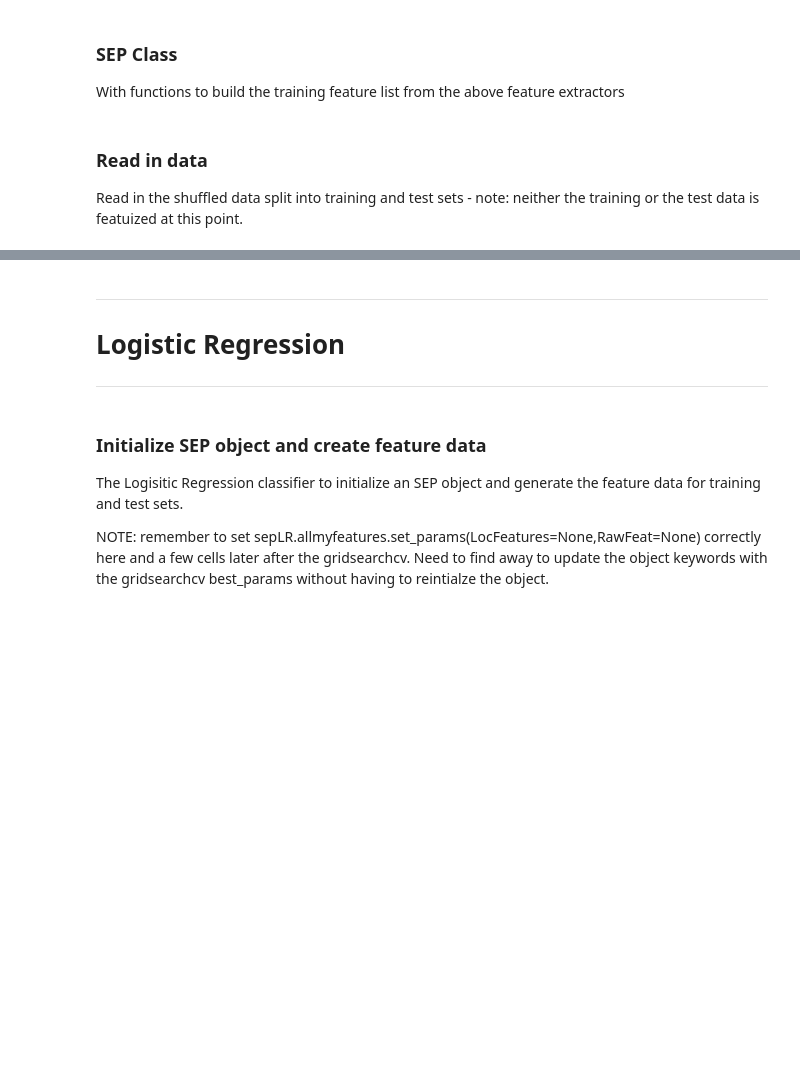
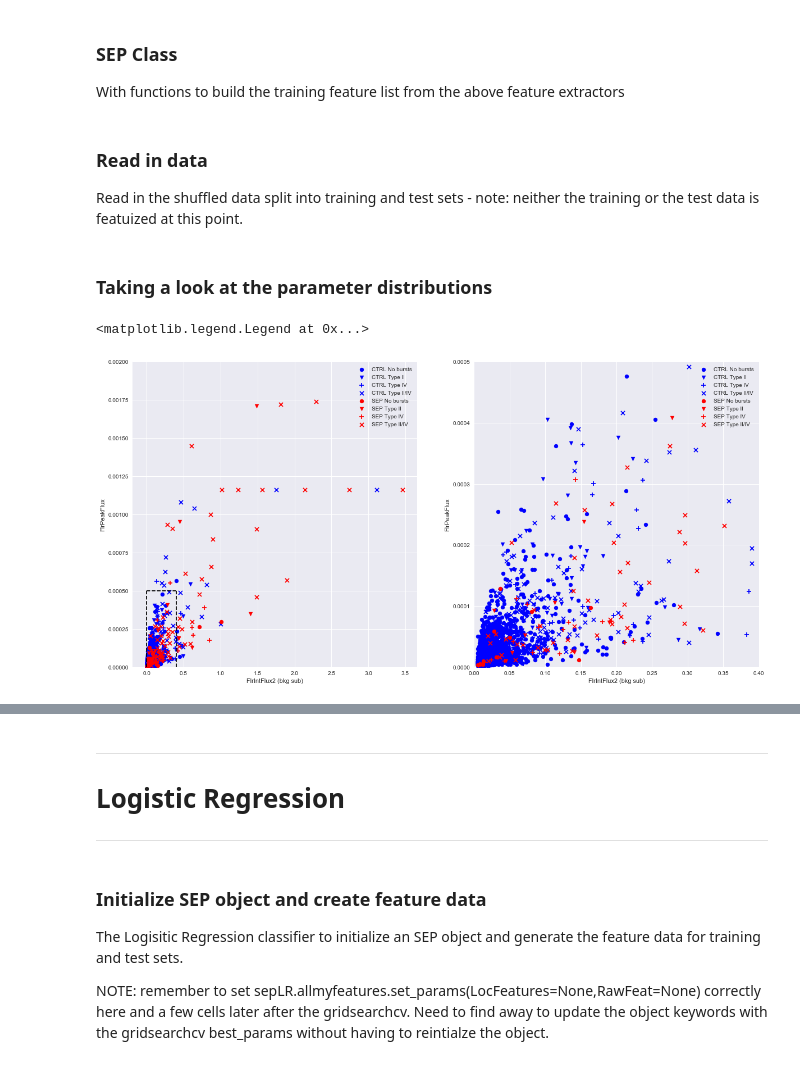
Before and after one commit to hazelbain/SEPML, a Jupyter notebook: sep_master.ipynb, the cells around one changed output, grey strips where cells are left out. Drawn from its saved outputs; the diff is of its cells as text; code cells hidden in the pictures; blank space fills up the shorter version.

Commit message:
some plots of the parameter space

```diff
--- a/sep_master.ipynb
+++ b/sep_master.ipynb
@@ -48,9 +48,11 @@ from sklearn.model_selection import cross_val_score
 from sklearn.ensemble import AdaBoostClassifier
 from sklearn.tree import DecisionTreeClassifier as trees
 
+from scipy.sparse import csr_matrix, find
 
 
-from scipy.sparse import csr_matrix, find
+import seaborn as sns
+sns.set()
 # %% [markdown]
 ### Read in and format the original Balch 2008 event list
 
@@ -610,3 +612,62 @@ dfTrain = dfTrain[dfTrain.FlrIntFlux2 < 1000.0]
 labels = np.array(dfTrain.sep, dtype=int)
 X_train0, X_test0, y_train0, y_test0 = train_test_split(dfTrain,labels,\
                             test_size=0.2, random_state=1230, stratify=labels)
+# %% [markdown]
+### Taking a look at the parameter distributions
+# %%
+sep0 = dfTrain.query('sep == 1 and TypeII == 0 and TypeIV == 0')
+sep1 = dfTrain.query('sep == 1 and TypeII == 1 and TypeIV == 0')
+sep2 = dfTrain.query('sep == 1 and TypeII == 0 and TypeIV == 1')
+sep3 = dfTrain.query('sep == 1 and TypeII == 1 and TypeIV == 1')
+
+ctrl0 = dfTrain.query('sep == 0 and TypeII == 0 and TypeIV == 0')
+ctrl1 = dfTrain.query('sep == 0 and TypeII == 1 and TypeIV == 0')
+ctrl2 = dfTrain.query('sep == 0 and TypeII == 0 and TypeIV == 1')
+ctrl3 = dfTrain.query('sep == 0 and TypeII == 1 and TypeIV == 1')
+# %%
+fig, (ax0, ax1) = plt.subplots(1,2, figsize = (20,10))
+
+sx = 50
+ax0.scatter(ctrl0.FlrIntFlux2, ctrl0.FlrPeakFlux, c = 'b', marker = 'o', s = sx, label = 'CTRL No bursts')
+ax0.scatter(ctrl1.FlrIntFlux2, ctrl1.FlrPeakFlux, c = 'b', marker = 'v', s = sx, label = 'CTRL Type II')
+ax0.scatter(ctrl2.FlrIntFlux2, ctrl2.FlrPeakFlux, c = 'b', marker = '+', s = sx, label = 'CTRL Type IV')
+ax0.scatter(ctrl3.FlrIntFlux2, ctrl3.FlrPeakFlux, c = 'b', marker = 'x', s = sx, label = 'CTRL Type II/IV')
+
+ax0.scatter(sep0.FlrIntFlux2, sep0.FlrPeakFlux, c = 'r', marker = 'o', s = sx, label = 'SEP No bursts')
+ax0.scatter(sep1.FlrIntFlux2, sep1.FlrPeakFlux, c = 'r', marker = 'v', s = sx, label = 'SEP Type II')
+ax0.scatter(sep2.FlrIntFlux2, sep2.FlrPeakFlux, c = 'r', marker = '+', s = sx, label = 'SEP Type IV')
+ax0.scatter(sep3.FlrIntFlux2, sep3.FlrPeakFlux, c = 'r', marker = 'x', s = sx, label = 'SEP Type II/IV')
+
+ax0.set_xlabel('FlrIntFlux2 (bkg sub)')
+ax0.set_ylabel('FlrPeakFlux')
+
+ax0.hlines(xmin = 0.0, xmax = 0.4, y = 0.0005, linestyle = '--')
+ax0.vlines(ymin = 0.0, ymax = 0.0005, x = 0.0, linestyle = '--')
+ax0.vlines(ymin = 0.0, ymax = 0.0005, x = 0.4, linestyle = '--')
+
+ax0.set_ylim(top = 0.002, bottom = 0)
+#ax.set_yscale('log')
+#ax.set_xscale('log')
+ax0.legend()
+
+ax1.scatter(ctrl0.FlrIntFlux2, ctrl0.FlrPeakFlux, c = 'b', marker = 'o', s = sx, label = 'CTRL No bursts')
+ax1.scatter(ctrl1.FlrIntFlux2, ctrl1.FlrPeakFlux, c = 'b', marker = 'v', s = sx, label = 'CTRL Type II')
+ax1.scatter(ctrl2.FlrIntFlux2, ctrl2.FlrPeakFlux, c = 'b', marker = '+', s = sx, label = 'CTRL Type IV')
+ax1.scatter(ctrl3.FlrIntFlux2, ctrl3.FlrPeakFlux, c = 'b', marker = 'x', s = sx, label = 'CTRL Type II/IV')
+
+ax1.scatter(sep0.FlrIntFlux2, sep0.FlrPeakFlux, c = 'r', marker = 'o', s = sx, label = 'SEP No bursts')
+ax1.scatter(sep1.FlrIntFlux2, sep1.FlrPeakFlux, c = 'r', marker = 'v', s = sx, label = 'SEP Type II')
+ax1.scatter(sep2.FlrIntFlux2, sep2.FlrPeakFlux, c = 'r', marker = '+', s = sx, label = 'SEP Type IV')
+ax1.scatter(sep3.FlrIntFlux2, sep3.FlrPeakFlux, c = 'r', marker = 'x', s = sx, label = 'SEP Type II/IV')
+
+ax1.set_xlabel('FlrIntFlux2 (bkg sub)')
+ax1.set_ylabel('FlrPeakFlux')
+
+ax1.set_ylim(top = 0.0005, bottom = 0)
+ax1.set_xlim([0,0.4])
+#ax.set_yscale('log')
+#ax.set_xscale('log')
+ax1.legend()
+# %% [output]
+<matplotlib.legend.Legend at 0x...>
+[figure, added]
```
Also changed, not shown: parts of 6 cells of this notebook.
